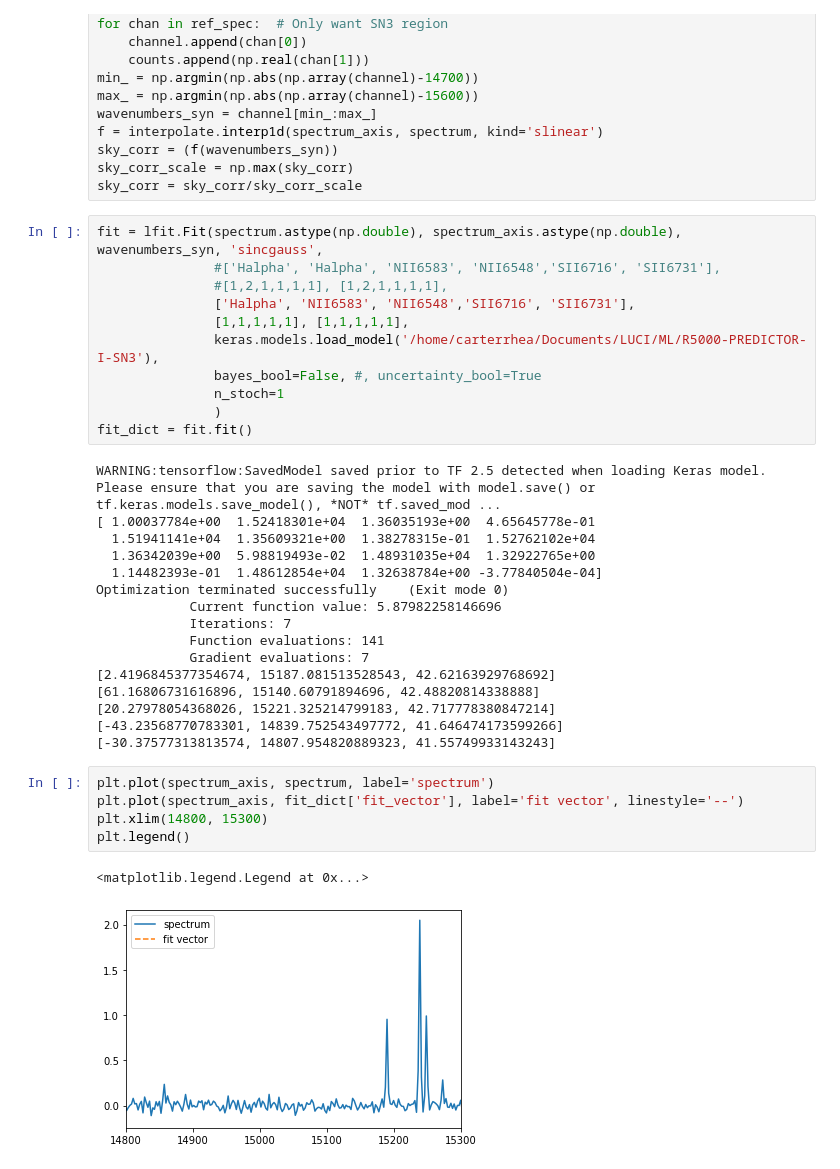
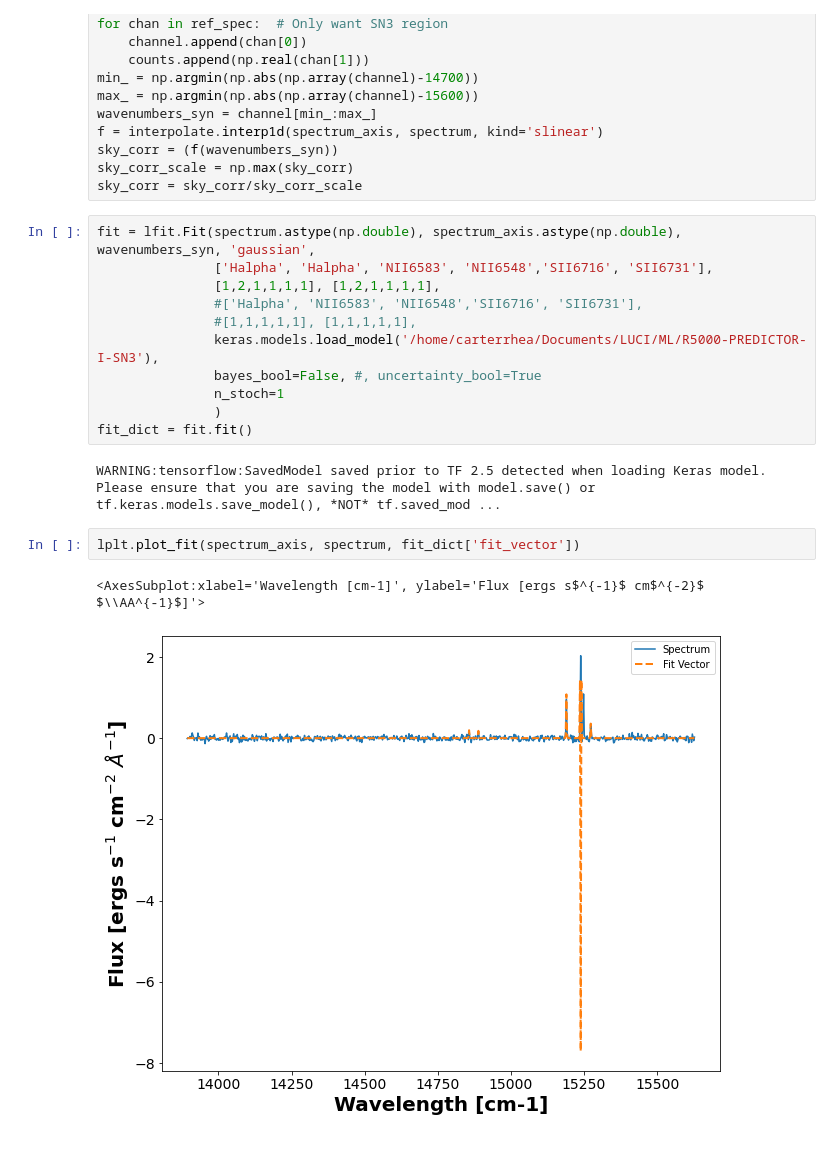
Before and after one commit to crhea93/LUCI, a Jupyter notebook: Examples/Double-Component-Fit.ipynb, the cells around one changed output. Drawn from its saved outputs; the diff is of its cells as text.

```diff
--- a/Examples/Double-Component-Fit.ipynb
+++ b/Examples/Double-Component-Fit.ipynb
@@ -74,11 +72,11 @@ sky_corr = (f(wavenumbers_syn))
 sky_corr_scale = np.max(sky_corr)
 sky_corr = sky_corr/sky_corr_scale
 # %%
-fit = lfit.Fit(spectrum.astype(np.double), spectrum_axis.astype(np.double), wavenumbers_syn, 'sincgauss',
-               #['Halpha', 'Halpha', 'NII6583', 'NII6548','SII6716', 'SII6731'],
-               #[1,2,1,1,1,1], [1,2,1,1,1,1],
-               ['Halpha', 'NII6583', 'NII6548','SII6716', 'SII6731'],
-               [1,1,1,1,1], [1,1,1,1,1],
+fit = lfit.Fit(spectrum.astype(np.double), spectrum_axis.astype(np.double), wavenumbers_syn, 'gaussian',
+               ['Halpha', 'Halpha', 'NII6583', 'NII6548','SII6716', 'SII6731'],
+               [1,2,1,1,1,1], [1,2,1,1,1,1],
+               #['Halpha', 'NII6583', 'NII6548','SII6716', 'SII6731'],
+               #[1,1,1,1,1], [1,1,1,1,1],
                keras.models.load_model('/home/carterrhea/Documents/LUCI/ML/R5000-PREDICTOR-I-SN3'),
                bayes_bool=False, #, uncertainty_bool=True
                n_stoch=1
@@ -86,28 +84,11 @@ fit = lfit.Fit(spectrum.astype(np.double), spectrum_axis.astype(np.double), wave
 fit_dict = fit.fit()
 # %% [output]
 WARNING:tensorflow:SavedModel saved prior to TF 2.5 detected when loading Keras model. Please ensure that you are saving the model with model.save() or tf.keras.models.save_model(), *NOT* tf.saved_mod ...
-[ 1.00037784e+00  1.52418301e+04  1.36035193e+00  4.65645778e-01
-  1.51941141e+04  1.35609321e+00  1.38278315e-01  1.52762102e+04
-  1.36342039e+00  5.98819493e-02  1.48931035e+04  1.32922765e+00
-  1.14482393e-01  1.48612854e+04  1.32638784e+00 -3.77840504e-04]
-Optimization terminated successfully    (Exit mode 0)
-            Current function value: 5.87982258146696
-            Iterations: 7
-            Function evaluations: 141
-            Gradient evaluations: 7
-[2.4196845377354674, 15187.081513528543, 42.62163929768692]
-[61.16806731616896, 15140.60791894696, 42.48820814338888]
-[20.27978054368026, 15221.325214799183, 42.717778380847214]
-[-43.23568770783301, 14839.752543497772, 41.646474173599266]
-[-30.37577313813574, 14807.954820889323, 41.55749933143243]
 # %%
-plt.plot(spectrum_axis, spectrum, label='spectrum')
-plt.plot(spectrum_axis, fit_dict['fit_vector'], label='fit vector', linestyle='--')
-plt.xlim(14800, 15300)
-plt.legend()
+lplt.plot_fit(spectrum_axis, spectrum, fit_dict['fit_vector'])
 # %% [output]
-<matplotlib.legend.Legend at 0x...>
+<AxesSubplot:xlabel='Wavelength [cm-1]', ylabel='Flux [ergs s$^{-1}$ cm$^{-2}$ $\\AA^{-1}$]'>
-[figure, old version]
+[figure, new version]
 # %%
 fit_dict
 # %% [output]
```
Also changed, not shown: parts of 3 cells of this notebook, 7 other files.
